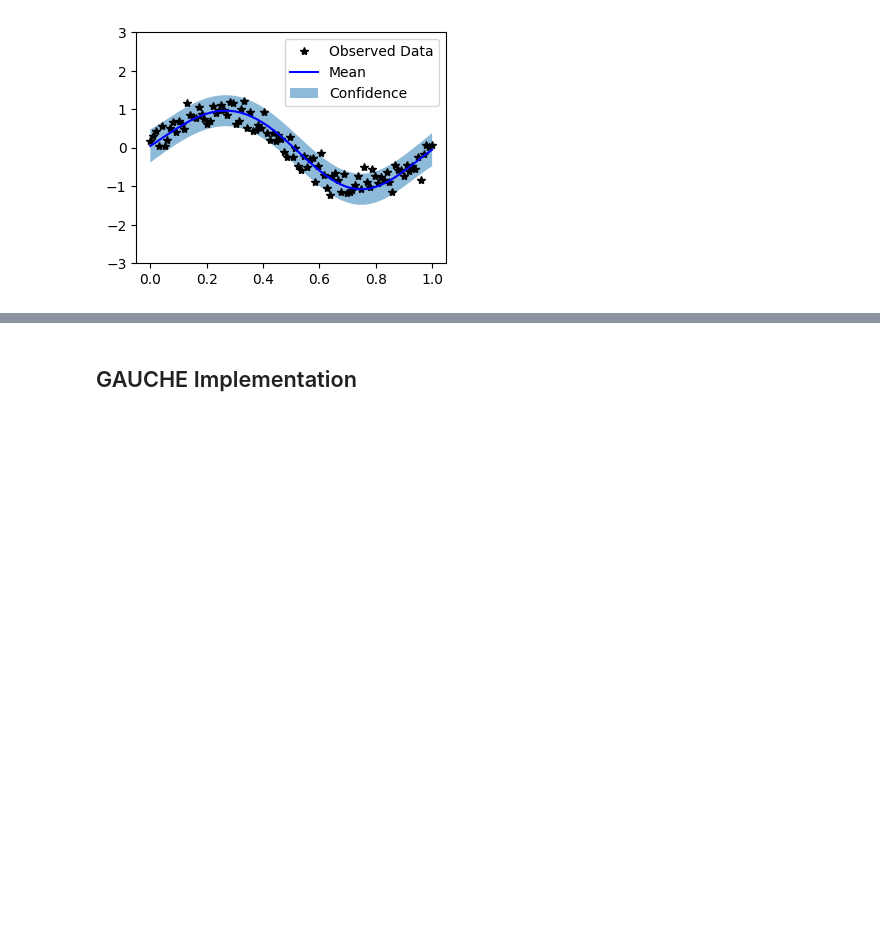
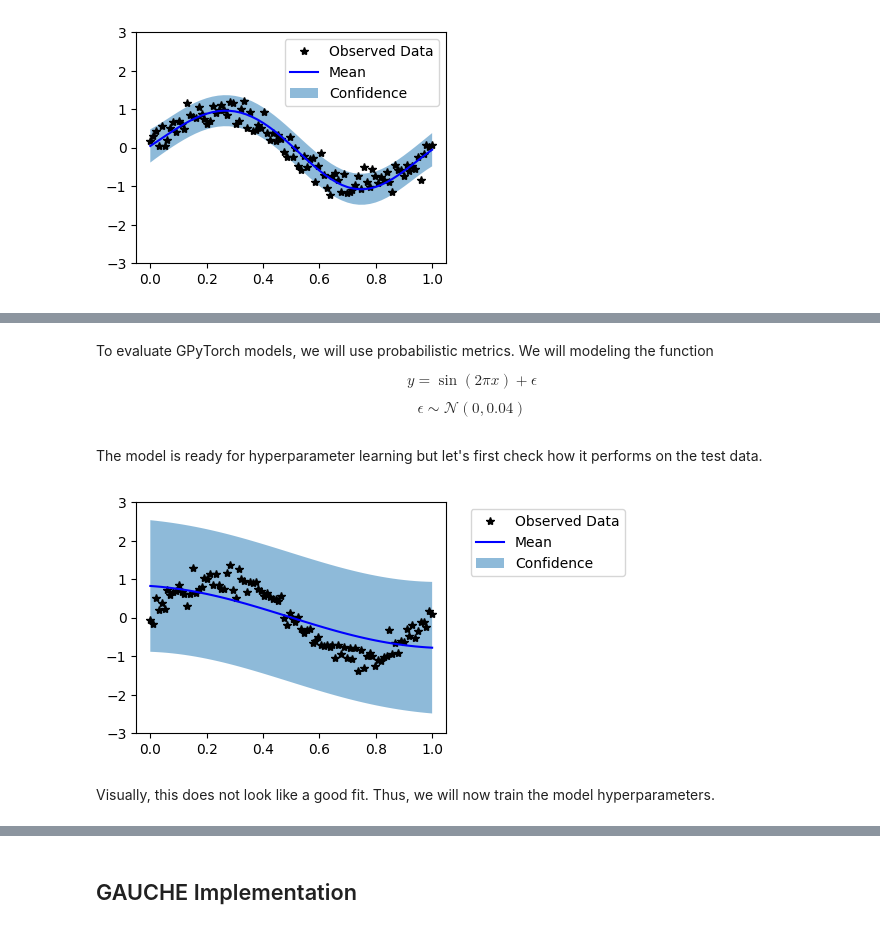
Before and after one commit to drewgjerstad/bayesian-optimization, a Jupyter notebook: gpytorch_gauche_comparison.ipynb, the cells around one changed output, grey strips where cells are left out. Cells and saved outputs as stored; diff of their text form; code cells hidden in the pictures; blank space fills up the shorter version.

```diff
--- a/gpytorch_gauche_comparison.ipynb
+++ b/gpytorch_gauche_comparison.ipynb
@@ -241,0 +804,58 @@ with torch.no_grad():
+# %% [markdown]
+To evaluate GPyTorch models, we will use probabilistic metrics. We will modeling
+the function
+
+$$y = \sin(2\pi x) + \epsilon$$
+
+$$\epsilon \sim \mathcal{N}(0, 0.04)$$
+# %%
+# Define Training Data
+train_x = torch.linspace(0, 1, 100)
+train_y = (torch.sin(train_x * (2 * math.pi)) +
+           torch.randn(train_x.size()) * math.sqrt(0.04))
+
+# Define Testing Data
+test_x = torch.linspace(0, 1, 51)
+test_y = (torch.sin(test_x * (2 * math.pi)) +
+          torch.randn(test_x.size()) * math.sqrt(0.04))
+# %%
+# Define Simple GP Regression Model
+class ExactGPModel(gpytorch.models.ExactGP):
+    def __init__(self, train_x, train_y, likelihood):
+        super(ExactGPModel, self).__init__(train_x, train_y, likelihood)
+        self.mean_module = gpytorch.means.ConstantMean()
+        self.covar_module = gpytorch.kernels.ScaleKernel(
+            gpytorch.kernels.RBFKernel()
+        )
+
+    def forward(self, x):
+        mean_x = self.mean_module(x)
+        covar_x = self.covar_module(x)
+        return gpytorch.distributions.MultivariateNormal(mean_x, covar_x)
+# %%
+# Initialize likelihood and model
+likelihood = gpytorch.likelihoods.GaussianLikelihood()
+model = ExactGPModel(train_x, train_y, likelihood)
+# %% [markdown]
+The model is ready for hyperparameter learning but let's first check how it
+performs on the test data.
+# %%
+# Check Model Performance Before Learning
+model.eval()
+with torch.no_grad():
+    untrained_pred_dist = likelihood(model(test_x))
+    predictive_mean = untrained_pred_dist.mean
+    lcb, ucb = untrained_pred_dist.confidence_region()
+
+f, ax = plt.subplots(1, 1, figsize=(4, 3))
+ax.plot(train_x, train_y, 'k*')
+ax.plot(test_x, predictive_mean, 'b')
+ax.fill_between(test_x, lcb, ucb, alpha=0.5)
+ax.set_ylim([-3, 3])
+ax.legend(['Observed Data', 'Mean', 'Confidence'], bbox_to_anchor=(1.6, 1))
+plt.show()
+# %% [output]
+[figure, added]
+# %% [markdown]
+Visually, this does not look like a good fit. Thus, we will now train the model
+hyperparameters.
```
Also changed, not shown: parts of 53 cells of this notebook.
